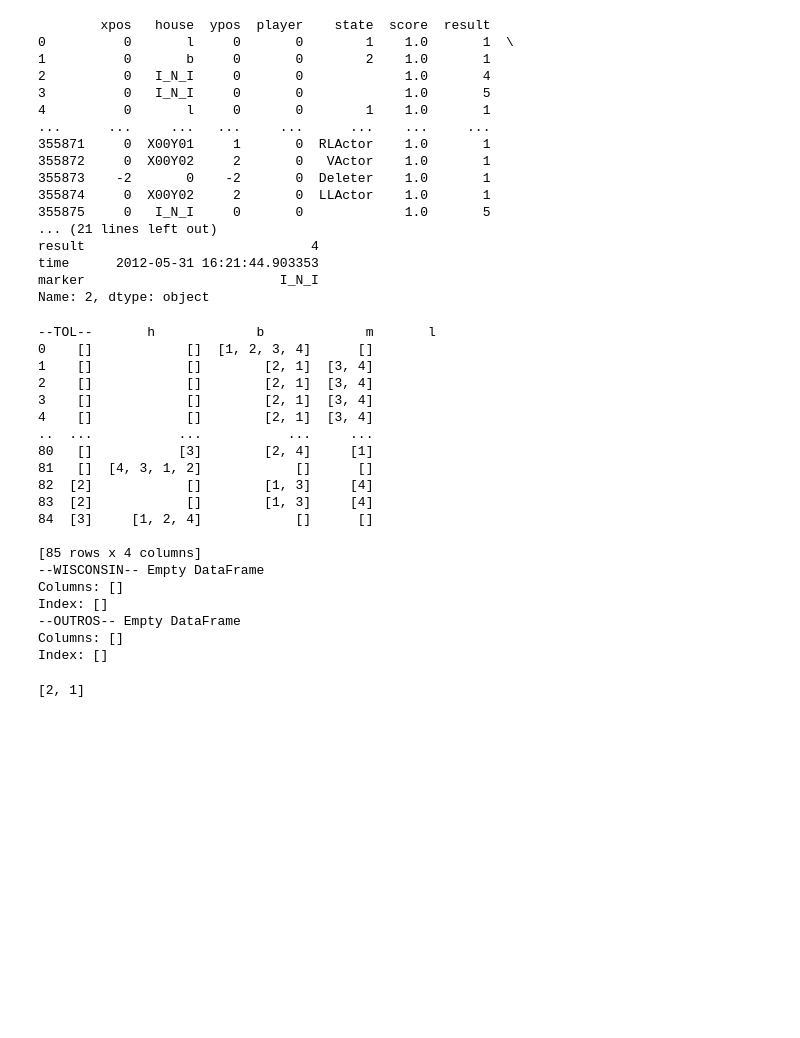
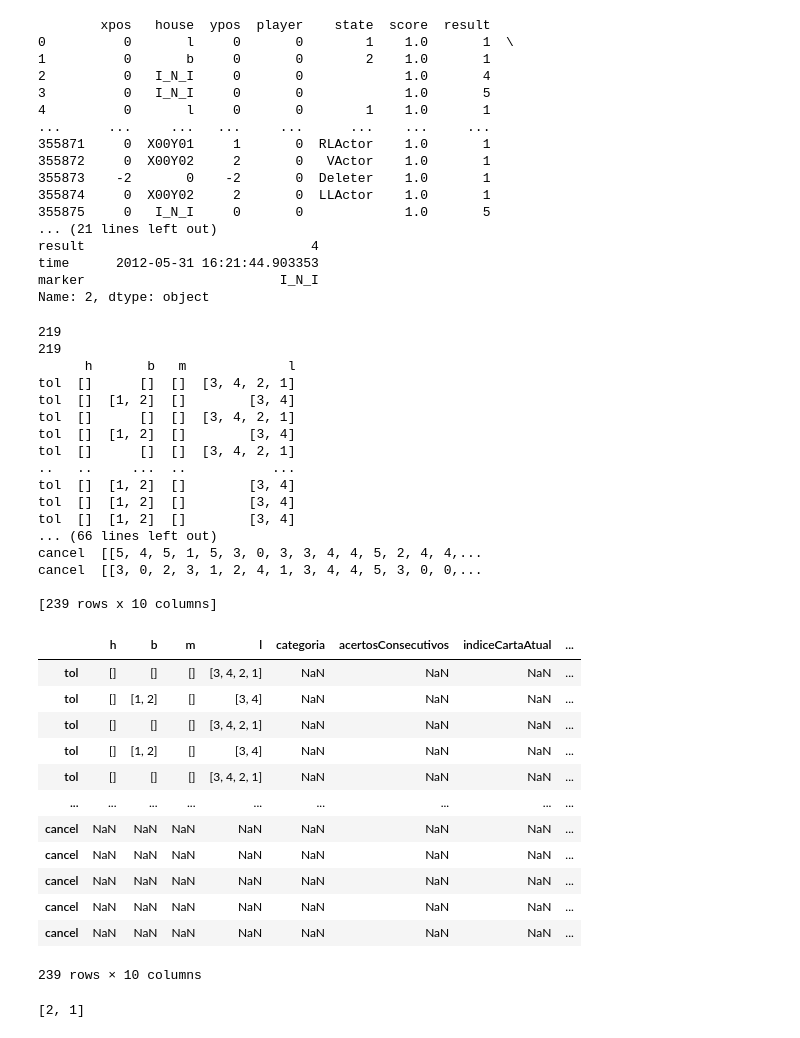
Before and after one commit to AnniProvietti/RIO20, a Jupyter notebook: fono_ceo-master/ipynb/dev/Rio+20-dados.ipynb, the cells around one changed output. Saved outputs shown, nothing was run; the diff lists cells and outputs as text; code cells hidden in the pictures; blank space fills up the shorter version.

Commit message:
Dasos do Wisconsin

```diff
--- a/fono_ceo-master/ipynb/dev/Rio+20-dados.ipynb
+++ b/fono_ceo-master/ipynb/dev/Rio+20-dados.ipynb
@@ -139,30 +139,40 @@ time      2012-05-31 16:21:44.903353
 marker                         I_N_I
 Name: 2, dtype: object
 # %%
-from RioClasses2 import RioPlayers
+from RioClasses import RioPlayers
 
-RioPlayers().houses_file_demographics(date="2012", start_count= (0,20))
+RioPlayers().houses_file_demographics(date="2012", start_count= (20,50), name="goal_houses.csv")
 # %% [output]
---TOL--       h             b             m       l
-0    []            []  [1, 2, 3, 4]      []
-1    []            []        [2, 1]  [3, 4]
-2    []            []        [2, 1]  [3, 4]
-3    []            []        [2, 1]  [3, 4]
-4    []            []        [2, 1]  [3, 4]
-..  ...           ...           ...     ...
-80   []           [3]        [2, 4]     [1]
-81   []  [4, 3, 1, 2]            []      []
-82  [2]            []        [1, 3]     [4]
-83  [2]            []        [1, 3]     [4]
-84  [3]     [1, 2, 4]            []      []
+219
+219
+      h       b   m             l
+tol  []      []  []  [3, 4, 2, 1]
+tol  []  [1, 2]  []        [3, 4]
+tol  []      []  []  [3, 4, 2, 1]
+tol  []  [1, 2]  []        [3, 4]
+tol  []      []  []  [3, 4, 2, 1]
+..   ..     ...  ..           ...
+tol  []  [1, 2]  []        [3, 4]
+tol  []  [1, 2]  []        [3, 4]
+tol  []  [1, 2]  []        [3, 4]
+... (66 lines left out)
+cancel  [[5, 4, 5, 1, 5, 3, 0, 3, 3, 4, 4, 5, 2, 4, 4,...
+cancel  [[3, 0, 2, 3, 1, 2, 4, 1, 3, 4, 4, 5, 3, 0, 0,...
 
-[85 rows x 4 columns]
---WISCONSIN-- Empty DataFrame
-Columns: []
-Index: []
---OUTROS-- Empty DataFrame
-Columns: []
-Index: []
+[239 rows x 10 columns]
+|  | h | b | m | l | categoria | acertosConsecutivos | indiceCartaAtual | ... |
+| tol | [] | [] | [] | [3, 4, 2, 1] | NaN | NaN | NaN | ... |
+| tol | [] | [1, 2] | [] | [3, 4] | NaN | NaN | NaN | ... |
+| tol | [] | [] | [] | [3, 4, 2, 1] | NaN | NaN | NaN | ... |
+| tol | [] | [1, 2] | [] | [3, 4] | NaN | NaN | NaN | ... |
+| tol | [] | [] | [] | [3, 4, 2, 1] | NaN | NaN | NaN | ... |
+| ... | ... | ... | ... | ... | ... | ... | ... | ... |
+| cancel | NaN | NaN | NaN | NaN | NaN | NaN | NaN | ... |
+| cancel | NaN | NaN | NaN | NaN | NaN | NaN | NaN | ... |
+| cancel | NaN | NaN | NaN | NaN | NaN | NaN | NaN | ... |
+| cancel | NaN | NaN | NaN | NaN | NaN | NaN | NaN | ... |
+| cancel | NaN | NaN | NaN | NaN | NaN | NaN | NaN | ... |
+239 rows × 10 columns
 # %%
 from RioClasses2 import RioPlayers
 
```
Also changed, not shown: 1 other file.
